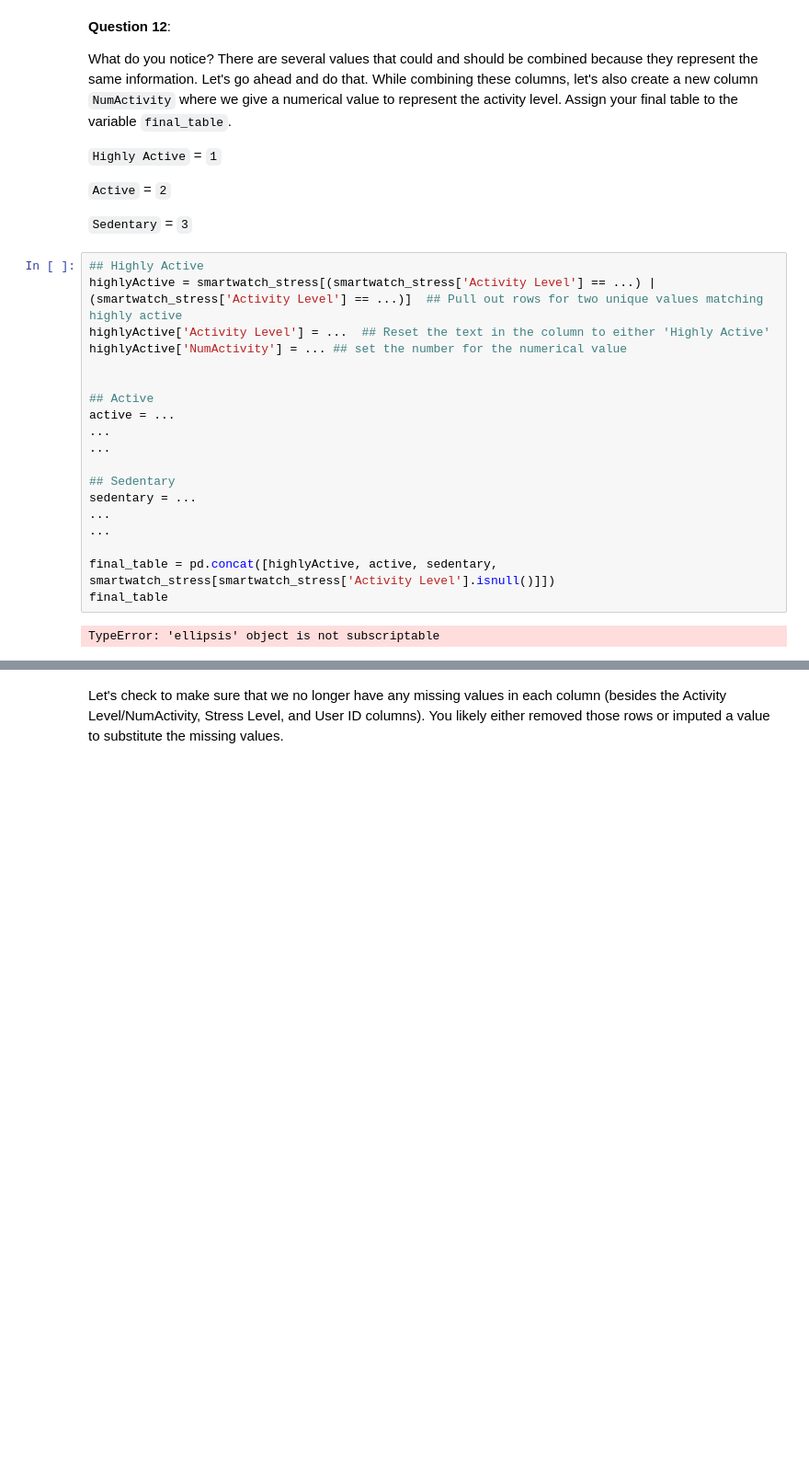
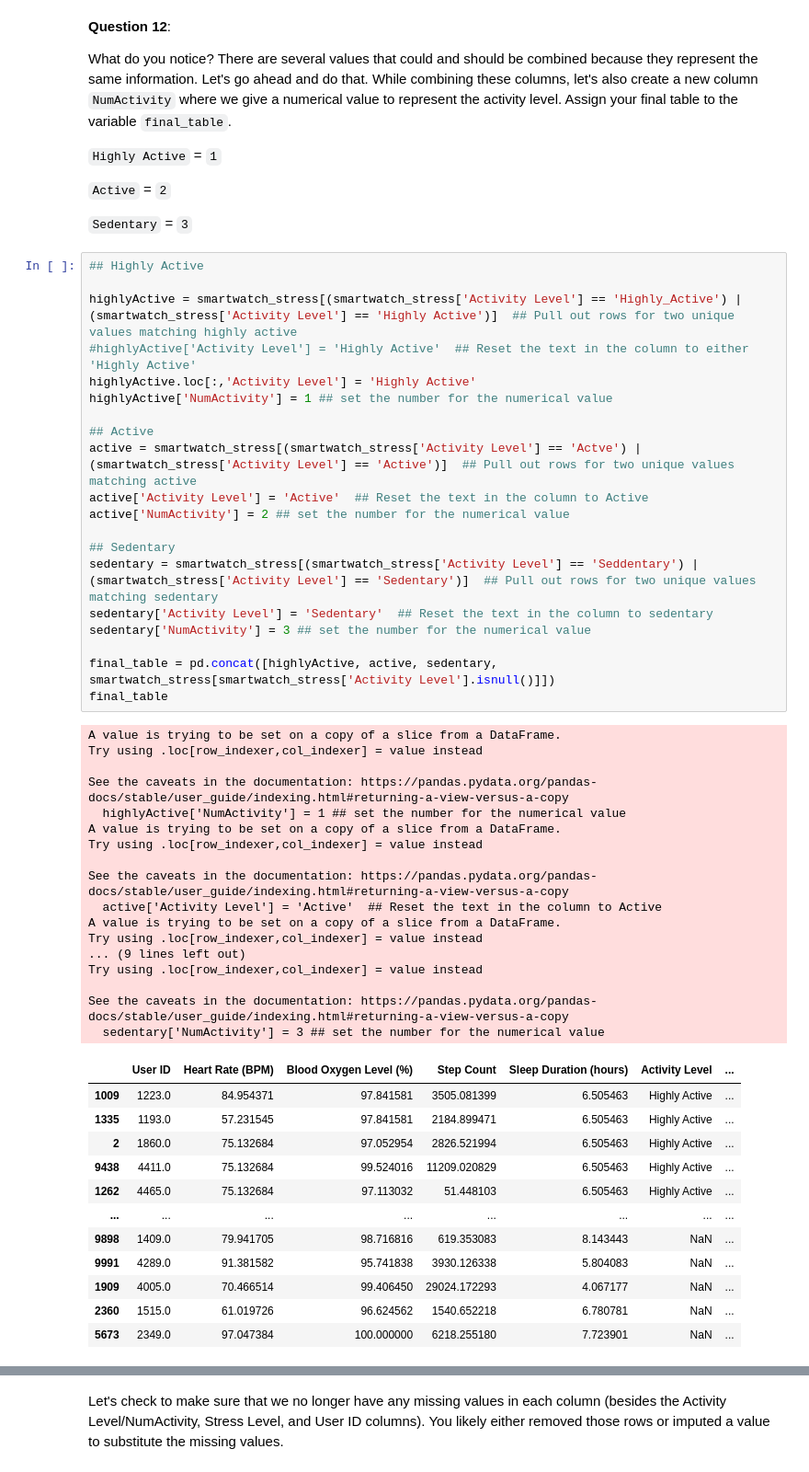
Before and after one commit to BMC-Intersectional-Data-Feminism/exercise-2-data-cleaning-and-analysis-annak-n, a Jupyter notebook: exercise2.ipynb, the cells around one changed output, grey strips where cells are left out. Shown: that part at 92% size. Cells and saved outputs as stored; diff of their text form; blank space fills up the shorter version.

```diff
--- a/exercise2.ipynb
+++ b/exercise2.ipynb
@@ -592,22 +594,51 @@ What do you notice? There are several values that could and should be combined b
 `Sedentary` = `3`
 # %%
 ## Highly Active
-highlyActive = smartwatch_stress[(smartwatch_stress['Activity Level'] == ...) | (smartwatch_stress['Activity Level'] == ...)]  ## Pull out rows for two unique values matching highly active
-highlyActive['Activity Level'] = ...  ## Reset the text in the column to either 'Highly Active'
-highlyActive['NumActivity'] = ... ## set the number for the numerical value
 
+highlyActive = smartwatch_stress[(smartwatch_stress['Activity Level'] == 'Highly_Active') | (smartwatch_stress['Activity Level'] == 'Highly Active')]  ## Pull out rows for two unique values matching highly active
+#highlyActive['Activity Level'] = 'Highly Active'  ## Reset the text in the column to either 'Highly Active'
+highlyActive.loc[:,'Activity Level'] = 'Highly Active'
+highlyActive['NumActivity'] = 1 ## set the number for the numerical value
 
 ## Active
-active = ...
-...
-...
+active = smartwatch_stress[(smartwatch_stress['Activity Level'] == 'Actve') | (smartwatch_stress['Activity Level'] == 'Active')]  ## Pull out rows for two unique values matching active
+active['Activity Level'] = 'Active'  ## Reset the text in the column to Active
+active['NumActivity'] = 2 ## set the number for the numerical value
 
 ## Sedentary
-sedentary = ...
-...
-...
+sedentary = smartwatch_stress[(smartwatch_stress['Activity Level'] == 'Seddentary') | (smartwatch_stress['Activity Level'] == 'Sedentary')]  ## Pull out rows for two unique values matching sedentary
+sedentary['Activity Level'] = 'Sedentary'  ## Reset the text in the column to sedentary
+sedentary['NumActivity'] = 3 ## set the number for the numerical value
 
 final_table = pd.concat([highlyActive, active, sedentary, smartwatch_stress[smartwatch_stress['Activity Level'].isnull()]])
 final_table
 # %% [output]
-TypeError: 'ellipsis' object is not subscriptable
+A value is trying to be set on a copy of a slice from a DataFrame.
+Try using .loc[row_indexer,col_indexer] = value instead
+
+See the caveats in the documentation: https://pandas.pydata.org/pandas-docs/stable/user_guide/indexing.html#returning-a-view-versus-a-copy
+  highlyActive['NumActivity'] = 1 ## set the number for the numerical value
+A value is trying to be set on a copy of a slice from a DataFrame.
+Try using .loc[row_indexer,col_indexer] = value instead
+
+See the caveats in the documentation: https://pandas.pydata.org/pandas-docs/stable/user_guide/indexing.html#returning-a-view-versus-a-copy
+  active['Activity Level'] = 'Active'  ## Reset the text in the column to Active
+A value is trying to be set on a copy of a slice from a DataFrame.
+Try using .loc[row_indexer,col_indexer] = value instead
+... (9 lines left out)
+Try using .loc[row_indexer,col_indexer] = value instead
+
+See the caveats in the documentation: https://pandas.pydata.org/pandas-docs/stable/user_guide/indexing.html#returning-a-view-versus-a-copy
+  sedentary['NumActivity'] = 3 ## set the number for the numerical value
+|  | User ID | Heart Rate (BPM) | Blood Oxygen Level (%) | Step Count | Sleep Duration (hours) | Activity Level | ... |
+| 1009 | 1223.0 | 84.954371 | 97.841581 | 3505.081399 | 6.505463 | Highly Active | ... |
+| 1335 | 1193.0 | 57.231545 | 97.841581 | 2184.899471 | 6.505463 | Highly Active | ... |
+| 2 | 1860.0 | 75.132684 | 97.052954 | 2826.521994 | 6.505463 | Highly Active | ... |
+| 9438 | 4411.0 | 75.132684 | 99.524016 | 11209.020829 | 6.505463 | Highly Active | ... |
+| 1262 | 4465.0 | 75.132684 | 97.113032 | 51.448103 | 6.505463 | Highly Active | ... |
+| ... | ... | ... | ... | ... | ... | ... | ... |
+| 9898 | 1409.0 | 79.941705 | 98.716816 | 619.353083 | 8.143443 | NaN | ... |
+| 9991 | 4289.0 | 91.381582 | 95.741838 | 3930.126338 | 5.804083 | NaN | ... |
+| 1909 | 4005.0 | 70.466514 | 99.406450 | 29024.172293 | 4.067177 | NaN | ... |
+| 2360 | 1515.0 | 61.019726 | 96.624562 | 1540.652218 | 6.780781 | NaN | ... |
+| 5673 | 2349.0 | 97.047384 | 100.000000 | 6218.255180 | 7.723901 | NaN | ... |
```
Also changed, not shown: parts of 21 cells of this notebook, 1 other file.
